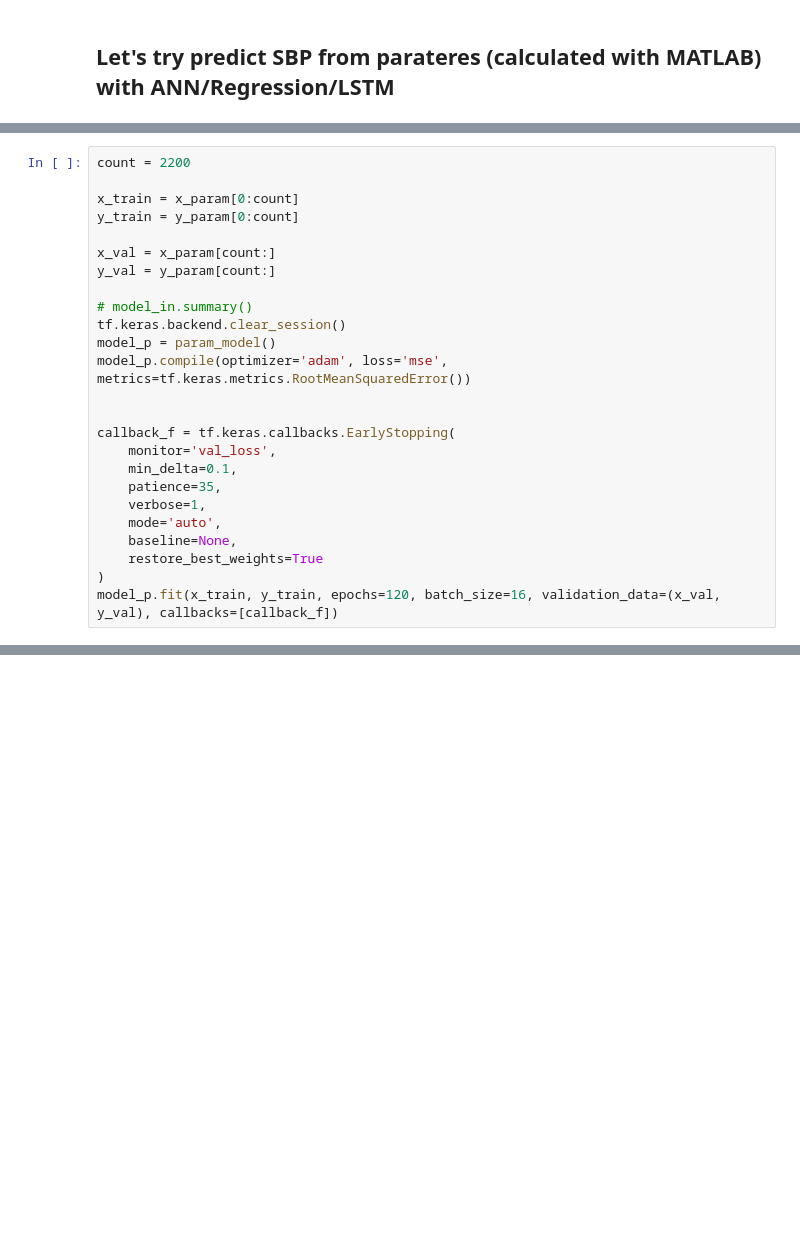
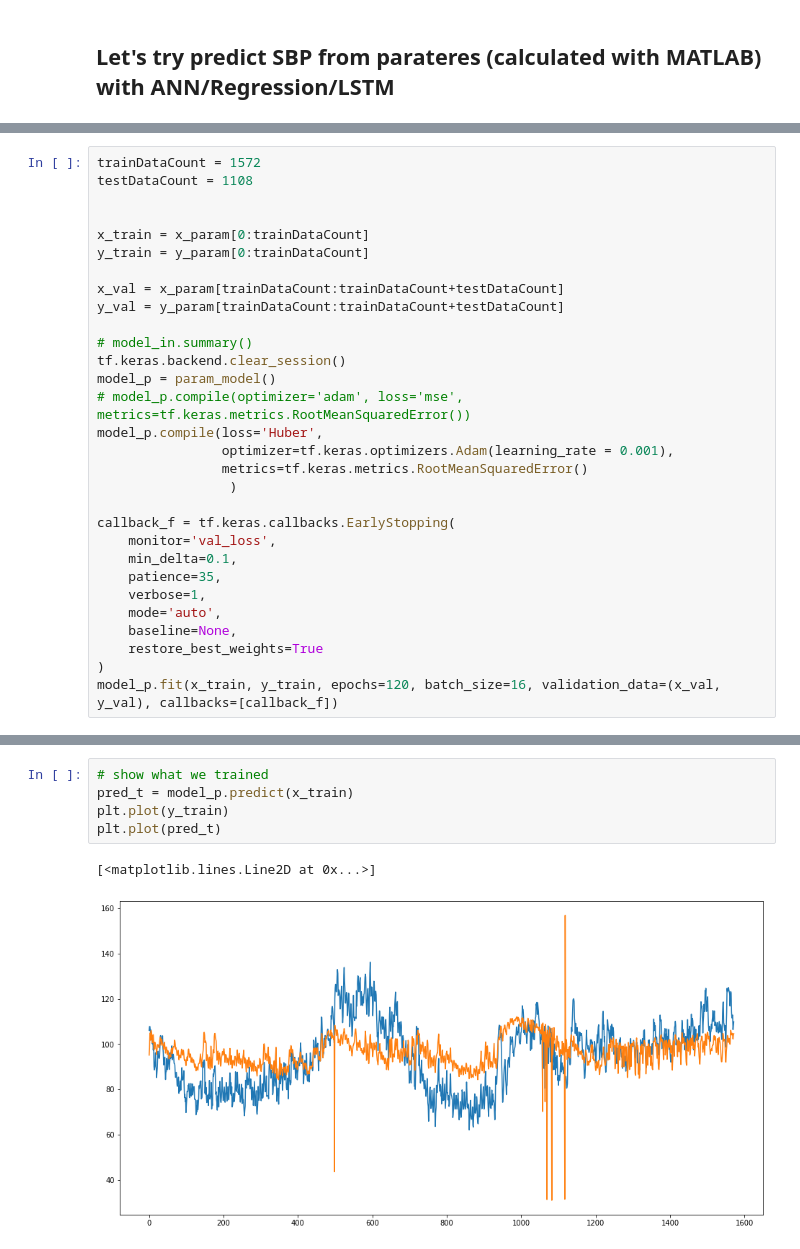
Before and after one commit to Double-Bonus/BP-estimation, a Jupyter notebook: blood-estimation.ipynb, the cells around one changed output, grey strips where cells are left out. Cells and saved outputs as stored; diff of their text form; blank space fills up the shorter version.

```diff
--- a/blood-estimation.ipynb
+++ b/blood-estimation.ipynb
@@ -835,17 +832,22 @@ print(y_param.shape)
 # %%
-count = 2200
+trainDataCount = 1572
+testDataCount = 1108
 
-x_train = x_param[0:count]
-y_train = y_param[0:count]
 
-x_val = x_param[count:]
-y_val = y_param[count:]
+x_train = x_param[0:trainDataCount]
+y_train = y_param[0:trainDataCount]
+
+x_val = x_param[trainDataCount:trainDataCount+testDataCount]
+y_val = y_param[trainDataCount:trainDataCount+testDataCount]
 
 # model_in.summary()
 tf.keras.backend.clear_session()
 model_p = param_model()
-model_p.compile(optimizer='adam', loss='mse', metrics=tf.keras.metrics.RootMeanSquaredError())
-
+# model_p.compile(optimizer='adam', loss='mse', metrics=tf.keras.metrics.RootMeanSquaredError())
+model_p.compile(loss='Huber',
+                optimizer=tf.keras.optimizers.Adam(learning_rate = 0.001),
+                metrics=tf.keras.metrics.RootMeanSquaredError()
+                 )
 
 callback_f = tf.keras.callbacks.EarlyStopping(
     monitor='val_loss',
@@ -878,4 +880,12 @@ Epoch 120/120
 <keras.callbacks.History at 0x...>
+# %%
+# show what we trained
+pred_t = model_p.predict(x_train)
+plt.plot(y_train)
+plt.plot(pred_t)
+# %% [output]
+[<matplotlib.lines.Line2D at 0x...>]
+[figure, added]
 # %%
 predictions_n = model_p.predict(x_val)
 # print(predictions)
```
Also changed, not shown: parts of 17 cells of this notebook.
